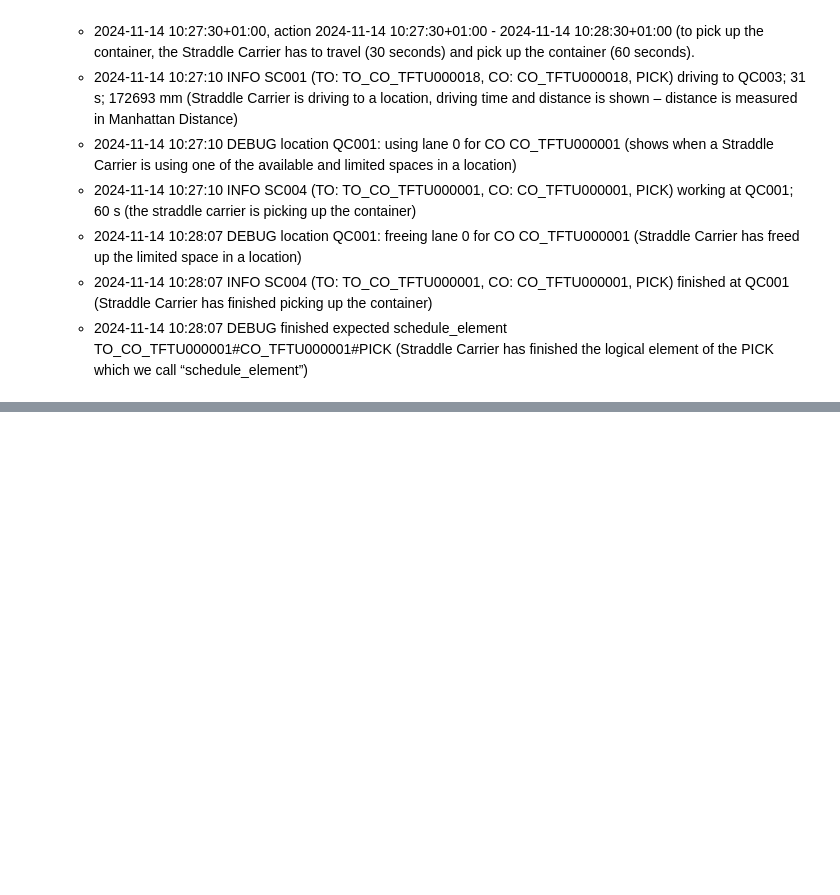
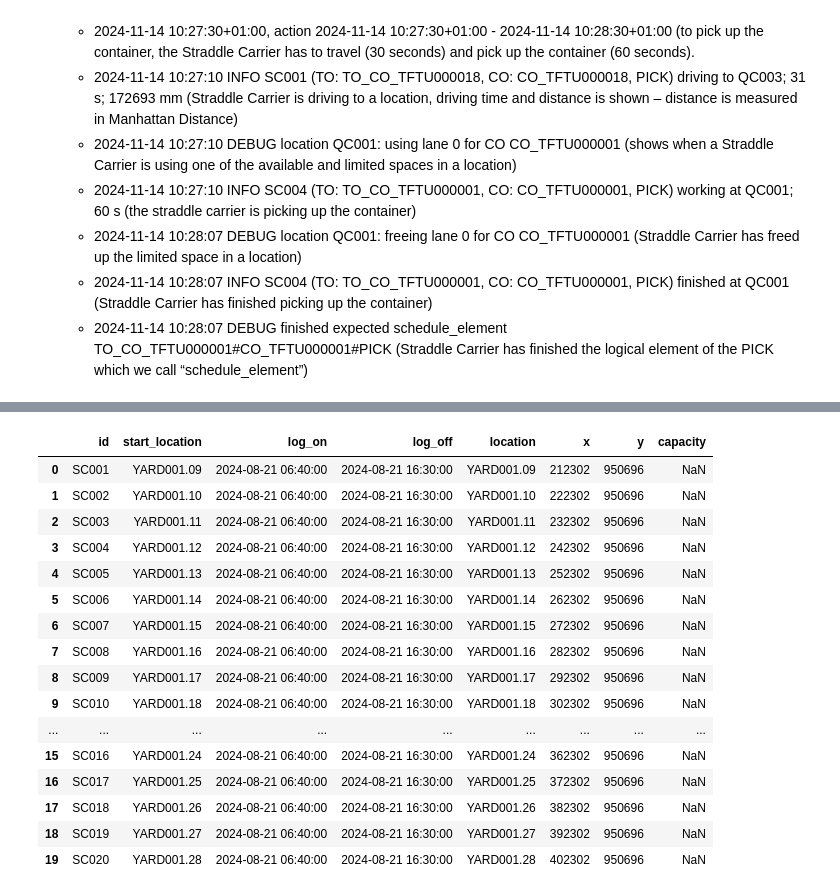
Before and after one commit to alpharmike/vehicle-simulation-analysis, a Jupyter notebook: notebooks/log_parser.ipynb, the cells around one changed output, grey strips where cells are left out. Drawn from its saved outputs; the diff is of its cells as text; code cells hidden in the pictures; blank space fills up the shorter version.

```diff
--- a/notebooks/log_parser.ipynb
+++ b/notebooks/log_parser.ipynb
@@ -25 +35,19 @@ log_file_path = "../data/logger_all.log"
+# %%
+vehicles_meta_df.rename(columns={"ID": "id", "StartLocation": "start_location", "LogOn": "log_on", "LogOff": "log_off"}, inplace=True)
+locations_meta_df.rename(columns={"Location Name": "location", "X-Coordinate [mm]": "x", "Y-Coordinate [mm]": "y", "Capacity limitation (# SC)": "capacity"}, inplace=True)
+co_meta_df.rename(columns={"TractorOrderId": "to_id", "ContainerOrderId": "co_id", "ContainerName": "container_name", "Length": "length", "OriginLocation": "origin", "DestinationLocation": "dest", "Time first known": "time_first_known"},
+                  inplace=True)
+# %%
+def preprocess_data(df: pd.DataFrame) -> pd.DataFrame:
+    """
+    Trim all object columns to ensure consistency across tables
+    """
+    object_cols = df.select_dtypes('object').columns
+    df[object_cols] = df[object_cols].apply(lambda x: x.str.strip())
+    return df
+
+
+vehicles_meta_df = preprocess_data(vehicles_meta_df)
+locations_meta_df = preprocess_data(locations_meta_df)
+co_meta_df = preprocess_data(co_meta_df)
 # %%
@@ -192,0 +315,21 @@ pd.DataFrame(sample_container_info)
+# %%
+vehicle_location_df = vehicles_meta_df.merge(locations_meta_df, how="left", left_on="start_location", right_on="location")
+vehicle_location_df
+# %% [output]
+|  | id | start_location | log_on | log_off | location | x | y | capacity |
+| 0 | SC001 | YARD001.09 | 2024-08-21 06:40:00 | 2024-08-21 16:30:00 | YARD001.09 | 212302 | 950696 | NaN |
+| 1 | SC002 | YARD001.10 | 2024-08-21 06:40:00 | 2024-08-21 16:30:00 | YARD001.10 | 222302 | 950696 | NaN |
+| 2 | SC003 | YARD001.11 | 2024-08-21 06:40:00 | 2024-08-21 16:30:00 | YARD001.11 | 232302 | 950696 | NaN |
+| 3 | SC004 | YARD001.12 | 2024-08-21 06:40:00 | 2024-08-21 16:30:00 | YARD001.12 | 242302 | 950696 | NaN |
+| 4 | SC005 | YARD001.13 | 2024-08-21 06:40:00 | 2024-08-21 16:30:00 | YARD001.13 | 252302 | 950696 | NaN |
+| 5 | SC006 | YARD001.14 | 2024-08-21 06:40:00 | 2024-08-21 16:30:00 | YARD001.14 | 262302 | 950696 | NaN |
+| 6 | SC007 | YARD001.15 | 2024-08-21 06:40:00 | 2024-08-21 16:30:00 | YARD001.15 | 272302 | 950696 | NaN |
+| 7 | SC008 | YARD001.16 | 2024-08-21 06:40:00 | 2024-08-21 16:30:00 | YARD001.16 | 282302 | 950696 | NaN |
+| 8 | SC009 | YARD001.17 | 2024-08-21 06:40:00 | 2024-08-21 16:30:00 | YARD001.17 | 292302 | 950696 | NaN |
+| 9 | SC010 | YARD001.18 | 2024-08-21 06:40:00 | 2024-08-21 16:30:00 | YARD001.18 | 302302 | 950696 | NaN |
+| ... | ... | ... | ... | ... | ... | ... | ... | ... |
+| 15 | SC016 | YARD001.24 | 2024-08-21 06:40:00 | 2024-08-21 16:30:00 | YARD001.24 | 362302 | 950696 | NaN |
+| 16 | SC017 | YARD001.25 | 2024-08-21 06:40:00 | 2024-08-21 16:30:00 | YARD001.25 | 372302 | 950696 | NaN |
+| 17 | SC018 | YARD001.26 | 2024-08-21 06:40:00 | 2024-08-21 16:30:00 | YARD001.26 | 382302 | 950696 | NaN |
+| 18 | SC019 | YARD001.27 | 2024-08-21 06:40:00 | 2024-08-21 16:30:00 | YARD001.27 | 392302 | 950696 | NaN |
+| 19 | SC020 | YARD001.28 | 2024-08-21 06:40:00 | 2024-08-21 16:30:00 | YARD001.28 | 402302 | 950696 | NaN |
```
Also changed, not shown: parts of 27 cells of this notebook, 1 other file.
